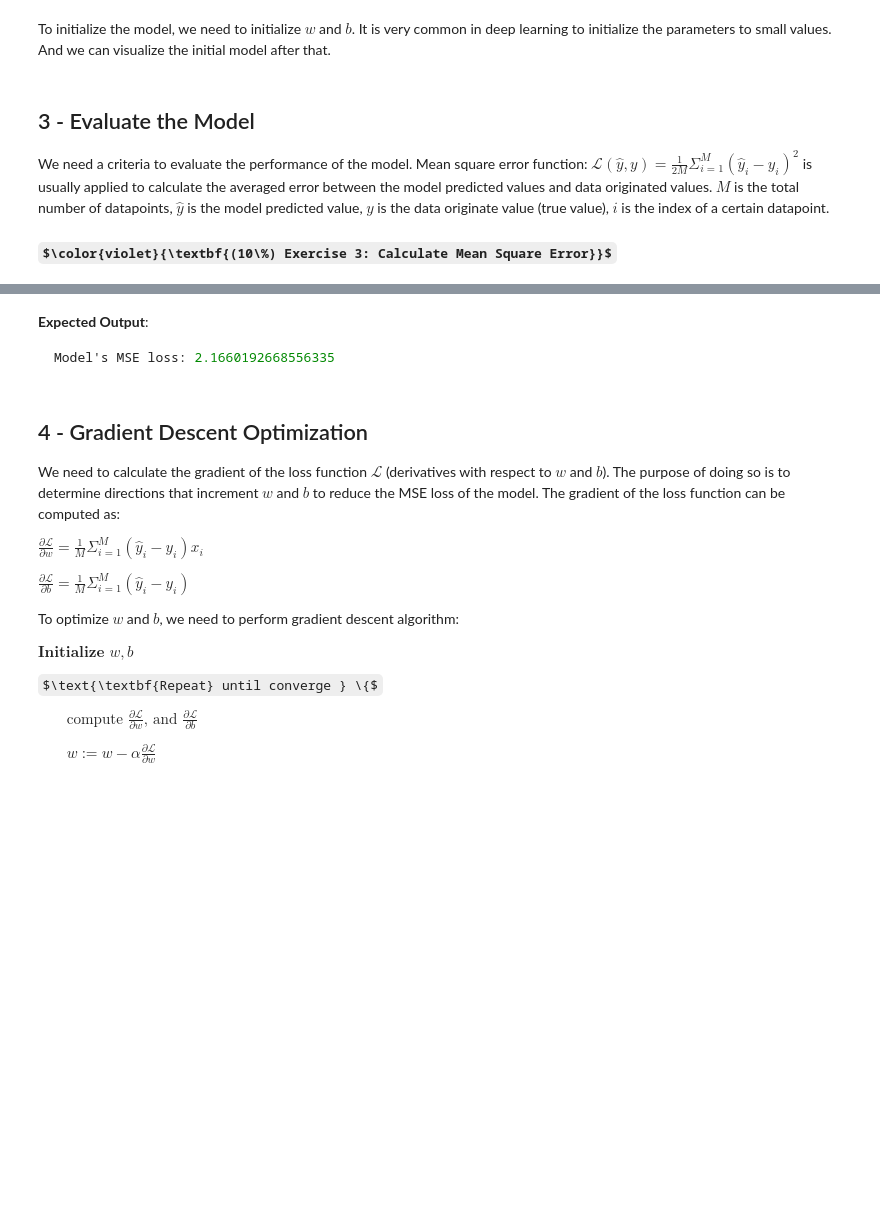
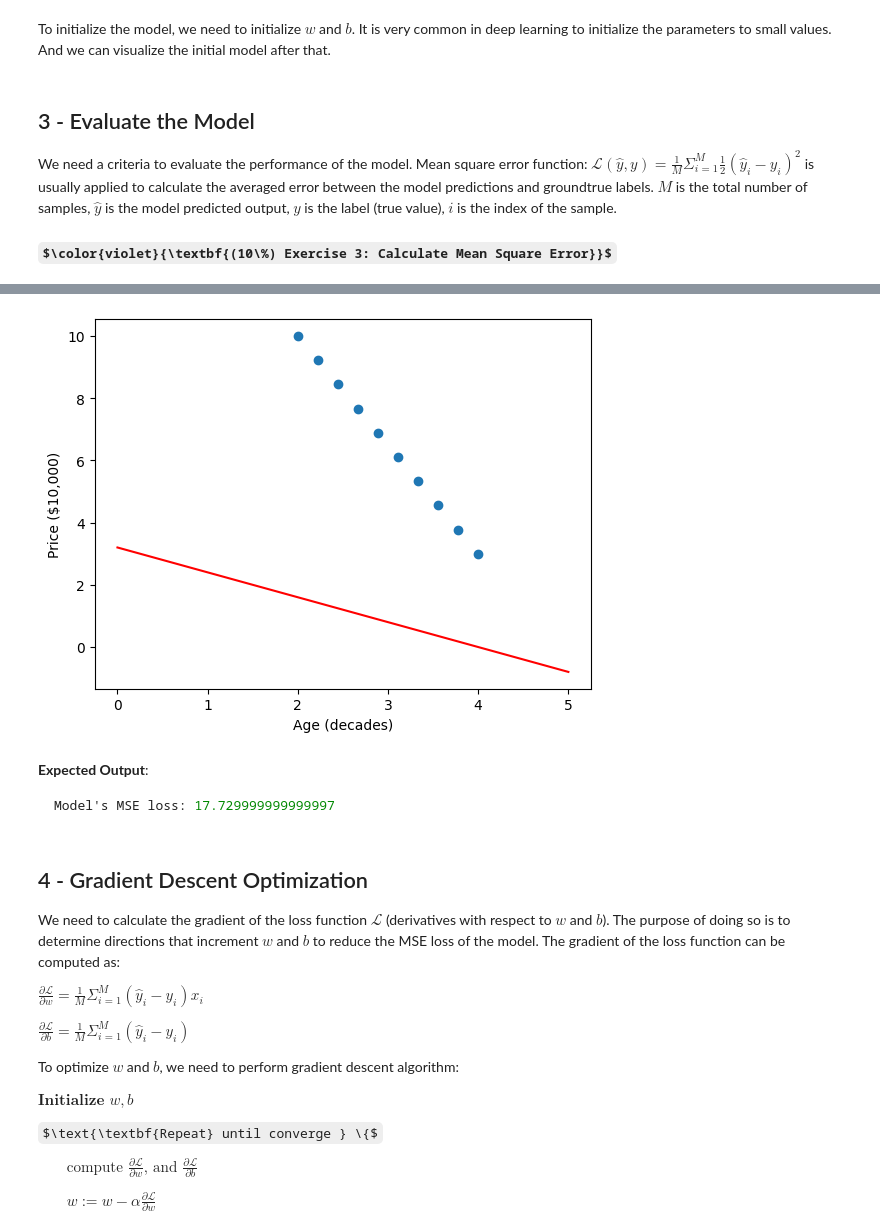
Before and after one commit to linzhangUCA/3321tpl-linear_model, a Jupyter notebook: linear_model.ipynb, the cells around one changed output, grey strips where cells are left out. Cells and saved outputs as stored; diff of their text form; code cells hidden in the pictures; some formulas as TeX source; blank space fills up the shorter version.

````diff
--- a/linear_model.ipynb
+++ b/linear_model.ipynb
@@ -141,22 +142,32 @@ plt.plot([0, 5], forward(w, b, np.array([0, 5])), 'r')
 # %% [markdown]
 ## 3 - Evaluate the Model
-We need a criteria to evaluate the performance of the model. Mean square error function: $\mathcal{L}(\hat{y}, y) = \frac{1}{2M}\Sigma_{i=1}^M(\hat{y}_i - y_i)^2$ is usually applied to calculate the averaged error between the model predicted values and data originated values. $M$ is the total number of datapoints, $\hat{y}$ is the model predicted value, $y$ is the data originate value (true value), $i$ is the index of a certain datapoint.
+We need a criteria to evaluate the performance of the model. Mean square error function: $\mathcal{L}(\hat{y}, y) = \frac{1}{M}\Sigma_{i=1}^M \frac{1}{2}(\hat{y}_i - y_i)^2$ is usually applied to calculate the averaged error between the model predictions and groundtrue labels. $M$ is the total number of samples, $\hat{y}$ is the model predicted output, $y$ is the label (true value), $i$ is the index of the sample.
 
 #### $\color{violet}{\textbf{(10\%) Exercise 3: Calculate Mean Square Error}}$
 # %%
-def mse_loss(pred, true):
+def mse_loss(pred, target):
     """
     Mean square error (MSE) function
         Args:
-            pred: model predicted value, a 1-D numpy array
-            true: true value, a 1-D numpy array
+            pred: model predicted value, (2d) numpy array
+            target: true value, (2d) numpy array
         Returns:
-            loss_value: averaged MSE error, a scalar
+            loss_value: averaged MSE error, scalar
     """
-    ### START CODE HERE ### (≈ 1 line of code)
-    loss_value = None
+    ### START CODE HERE ### (≈ 2 line of code)
+    loss_value = np.mean(0.5 * (pred - target) ** 2)
     ### END CODE HERE ###
     return loss_value
 
 # Sanity check
-print(f"Model's MSE loss: {mse_loss(pred=forward(w, b, X_train), true=y_train)}")
+w = -0.8
+b = 3.2
+X_dummy = np.linspace(2, 4, 10).reshape(-1, 1)  # fake data for sanity check
+y_dummy = np.linspace(10, 3, 10).reshape(-1, 1)
+# Visualize the model
+plt.xlabel("Age (decades)")
+plt.ylabel("Price ($10,000)")
+plt.plot(X_dummy, y_dummy, 'o')
+plt.plot([0, 5], linear(np.array([0, 5]).reshape(-1, 1), w, b), 'r')
+print(f"Model's MSE loss: {mse_loss(pred=linear(X_dummy, w, b), target=y_dummy)}")
+# %% [output]
@@ -163,8 +175,9 @@ print(f"Model's MSE loss: {mse_loss(pred=forward(w, b, X_train), true=y_train)}"
+[figure, added]
 # %% [markdown]
 **Expected Output**:
 >
 ```console
-Model's MSE loss: 2.1660192668556335
+Model's MSE loss: 17.729999999999997
 ```
 # %% [markdown]
 ## 4 - Gradient Descent Optimization
````
Also changed, not shown: parts of 2 cells of this notebook.
